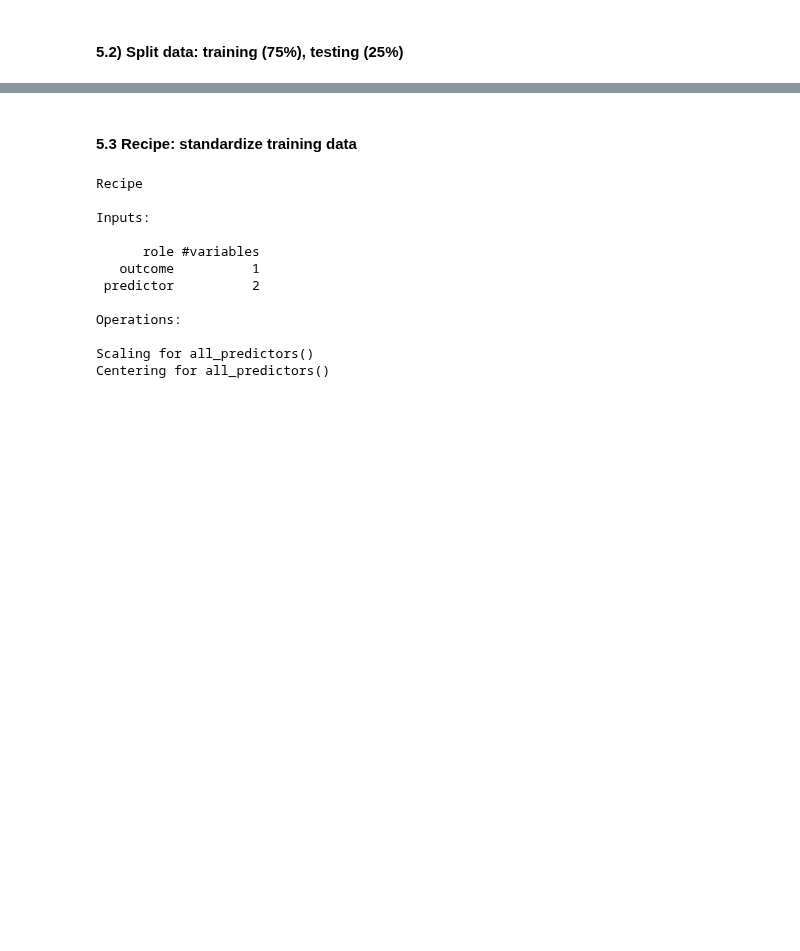
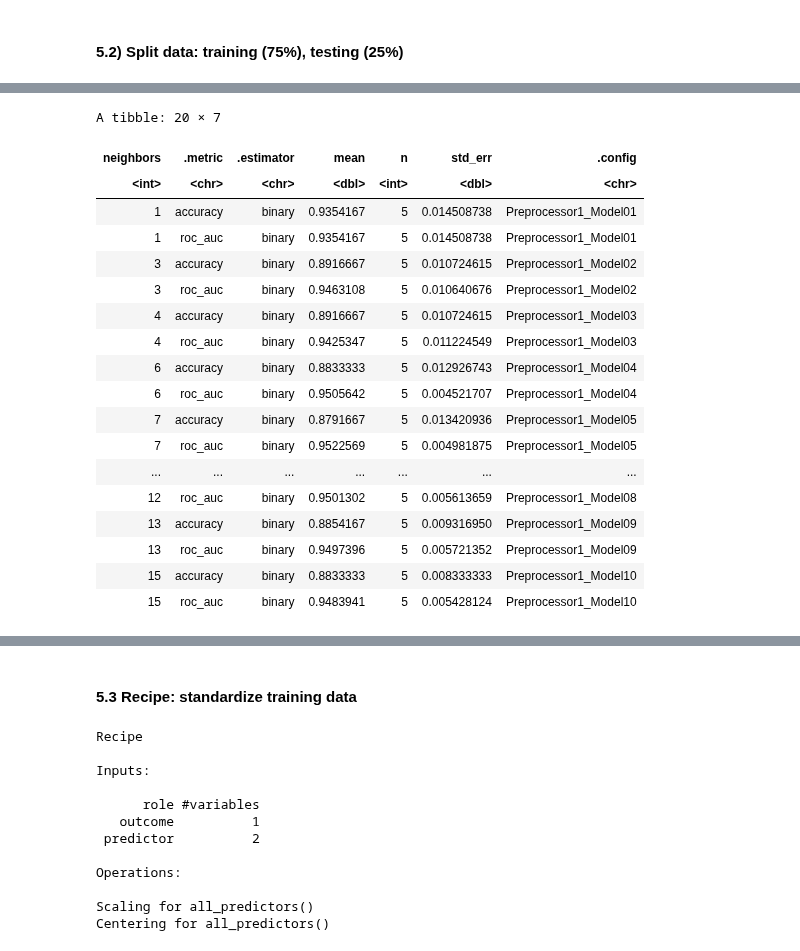
Before and after one commit to wmma2/group_18_project, a Jupyter notebook: Final_report.ipynb, the cells around one changed output, grey strips where cells are left out. Cells and saved outputs as stored; diff of their text form; code cells hidden in the pictures; blank space fills up the shorter version.

```diff
--- a/Final_report.ipynb
+++ b/Final_report.ipynb
@@ -285,0 +337,27 @@ A tibble: 6 × 3
+# %%
+knn_results <- workflow() |>
+       add_recipe(diabetes_recipe) |>
+       add_model(knn_tune) |>
+       tune_grid(resamples = diabetes_vfold, grid = 10) |>
+       collect_metrics()
+knn_results
+# %% [output]
+A tibble: 20 × 7
+| neighbors | .metric | .estimator | mean | n | std_err | .config |
+| <int> | <chr> | <chr> | <dbl> | <int> | <dbl> | <chr> |
+| 1 | accuracy | binary | 0.9354167 | 5 | 0.014508738 | Preprocessor1_Model01 |
+| 1 | roc_auc | binary | 0.9354167 | 5 | 0.014508738 | Preprocessor1_Model01 |
+| 3 | accuracy | binary | 0.8916667 | 5 | 0.010724615 | Preprocessor1_Model02 |
+| 3 | roc_auc | binary | 0.9463108 | 5 | 0.010640676 | Preprocessor1_Model02 |
+| 4 | accuracy | binary | 0.8916667 | 5 | 0.010724615 | Preprocessor1_Model03 |
+| 4 | roc_auc | binary | 0.9425347 | 5 | 0.011224549 | Preprocessor1_Model03 |
+| 6 | accuracy | binary | 0.8833333 | 5 | 0.012926743 | Preprocessor1_Model04 |
+| 6 | roc_auc | binary | 0.9505642 | 5 | 0.004521707 | Preprocessor1_Model04 |
+| 7 | accuracy | binary | 0.8791667 | 5 | 0.013420936 | Preprocessor1_Model05 |
+| 7 | roc_auc | binary | 0.9522569 | 5 | 0.004981875 | Preprocessor1_Model05 |
+| ... | ... | ... | ... | ... | ... | ... |
+| 12 | roc_auc | binary | 0.9501302 | 5 | 0.005613659 | Preprocessor1_Model08 |
+| 13 | accuracy | binary | 0.8854167 | 5 | 0.009316950 | Preprocessor1_Model09 |
+| 13 | roc_auc | binary | 0.9497396 | 5 | 0.005721352 | Preprocessor1_Model09 |
+| 15 | accuracy | binary | 0.8833333 | 5 | 0.008333333 | Preprocessor1_Model10 |
+| 15 | roc_auc | binary | 0.9483941 | 5 | 0.005428124 | Preprocessor1_Model10 |
```
Also changed, not shown: parts of 5 cells of this notebook.
